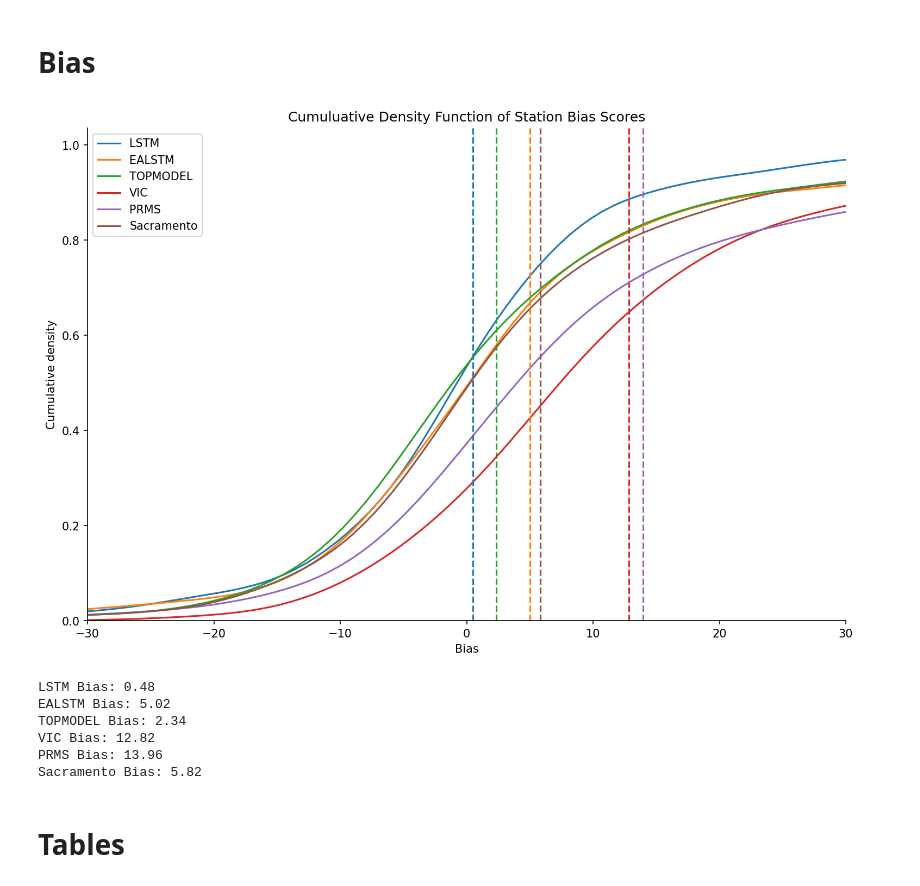
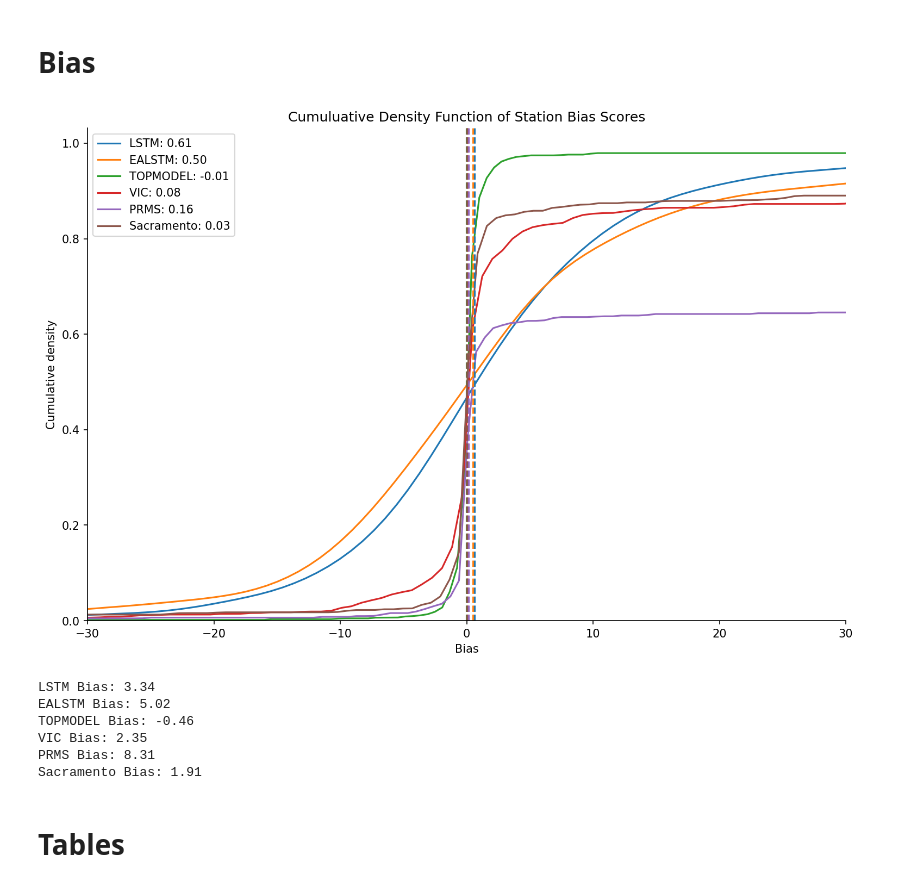
Before and after one commit to ECMWFCode4Earth/ml_drought, a Jupyter notebook: notebooks/draft/48_a_ML_model_errors.ipynb, the cells around one changed output. Cells and saved outputs as stored; diff of their text form; code cells hidden in the pictures.

```diff
--- a/notebooks/draft/48_a_ML_model_errors.ipynb
+++ b/notebooks/draft/48_a_ML_model_errors.ipynb
@@ -82,7 +88,7 @@ lstm_less_vars["time"] = pd.to_datetime(lstm_less_vars["time"])
 ealstm_less_vars = pd.read_csv(data_dir / "runs/ealstm_less_vars_2004_1707_1424/results_ealstm_less_vars_2004_1707_1424_E015.csv")
 ealstm_less_vars["time"] = pd.to_datetime(ealstm_less_vars["time"])
 # %%
-lstm_preds = lstm_less_vars.set_index(["station_id", "time"]).to_xarray()
+lstm_preds = lstm_df3.set_index(["station_id", "time"]).to_xarray()
 ealstm_preds = ealstm_less_vars.set_index(["station_id", "time"]).to_xarray()
 # %%
 lstm_preds
@@ -142,10 +149,11 @@ Data variables:
 # %% [markdown]
 # Match Stations / Times
 # %%
-all_stations = np.isin(lstm_preds.station_id, fuse_data.station_id)
+all_stations_lstm = np.isin(lstm_preds.station_id, fuse_data.station_id)
+all_stations_ealstm = np.isin(ealstm_preds.station_id, fuse_data.station_id)
 # %%
-lstm_preds = lstm_preds.sel(station_id=all_stations, time=fuse_data.time)
-ealstm_preds = ealstm_preds.sel(station_id=all_stations, time=fuse_data.time)
+lstm_preds = lstm_preds.sel(station_id=all_stations_lstm, time=fuse_data.time)
+ealstm_preds = ealstm_preds.sel(station_id=all_stations_ealstm, time=fuse_data.time)
 # %% [markdown]
 # Errors
 # %%
@@ -311,14 +394,14 @@ sns.kdeplot(
     cumulative=True,
     legend=False, ax=ax,
     clip=[-0.5,1],
-    label=f"LSTM: {lstm_nse['negative'].sum()} stations with negative NSE"
+    label=f"LSTM: {lstm_nse['negative'].sum()} NSE < 0"
 )
 sns.kdeplot(
     ealstm_nse['nse'],
     cumulative=True,
     legend=False, ax=ax,
     clip=[-0.5,1],
-    label=f"EALSTM: {ealstm_nse['negative'].sum()} stations with negative NSE"
+    label=f"EALSTM: {ealstm_nse['negative'].sum()} NSE < 0"
 )
 
 for conceptual_ix, model in enumerate([c for c in fuse_nse_df.columns if (not "Name" in c) and (not "station" in c)]):
@@ -327,7 +410,7 @@ for conceptual_ix, model in enumerate([c for c in fuse_nse_df.columns if (not "N
         cumulative=True,
         legend=False, ax=ax,
         clip=[-0.5,1],
-        label=f"{model}: {(fuse_nse_df[model] < 0).sum()} stations with negative NSE"
+        label=f"{model}: {(fuse_nse_df[model] < 0).sum()} NSE < 0"
     )
     plt.legend()
     ax.axvline(fuse_nse_df[model].dropna().median(), ls="--", color=colors[conceptual_ix+2])
@@ -336,7 +419,7 @@ for conceptual_ix, model in enumerate([c for c in fuse_nse_df.columns if (not "N
 ax.axvline(lstm_nse['nse'].median(), ls="--", color=colors[0])
 ax.axvline(ealstm_nse['nse'].median(), ls="--", color=colors[1])
 
-ax.set_xlim([-0.2, 1])
+ax.set_xlim([-0, 1])
 ax.set_xlabel("NSE")
 ax.set_ylabel("Cumulative density")
 title = f"Cumuluative Density Function of Station NSE Scores"
@@ -347,6 +430,8 @@ sns.despine()
 # %% [markdown]
 # Bias
 # %%
+scaled_bias = (fuse_bias * 100).rename({"SACRAMENTO": "Sacramento"}, axis=1)
+
 colors = sns.color_palette()
 cumulative = True
 
@@ -356,59 +441,59 @@ sns.kdeplot(
     cumulative=cumulative,
     legend=False, ax=ax,
     clip=[-50, 50],
-    label=f"LSTM"
+    label=f"LSTM: {lstm_df['bias'].median():.2f}"
 )
 sns.kdeplot(
     ealstm_df['bias'],
     cumulative=cumulative,
     legend=False, ax=ax,
     clip=[-50, 50],
-    label=f"EALSTM"
+    label=f"EALSTM: {ealstm_df['bias'].median():.2f}"
 )
 
-for conceptual_ix, model in enumerate([model for model in fuse_bias]):
+for conceptual_ix, model in enumerate([c for c in fuse_nse_df.columns if (not "Name" in c) and (not "station" in c)]):
     sns.kdeplot(
-        fuse_bias[model].dropna(),
+        scaled_bias[model].dropna(),
         cumulative=cumulative,
         legend=False, ax=ax,
-        label=f"{model}",
+        label=f"{model}: {scaled_bias[model].median():.2f}",
         clip=[-50,50],
     )
     plt.legend()
-    ax.axvline(fuse_bias[model].dropna().mean(), ls="--", color=colors[conceptual_ix+2])
+    ax.axvline(scaled_bias[model].dropna().median(), ls="--", color=colors[conceptual_ix+2])
 
 
-ax.axvline(lstm_df['bias'].mean(), ls="--", color=colors[0])
-ax.axvline(ealstm_df['bias'].mean(), ls="--", color=colors[1])
+ax.axvline(lstm_df['bias'].median(), ls="--", color=colors[0])
+ax.axvline(ealstm_df['bias'].median(), ls="--", color=colors[1])
 
 ax.set_xlim([-30, 30])
 ax.set_xlabel("Bias")
 
 if cumulative:
     ax.set_ylabel("Cumulative density")
     title = f"Cumuluative Density Function of Station Bias Scores"
 else:
     title = f"Density of Station Bias Scores"
     ax.set_ylabel("Density")
 # ax.axvline(ls="--", color='grey', ) # label="Zero Bias",
 ax.set_title(title)
 plt.legend()
 sns.despine()
 # %% [output]
-[figure, old version]
+[figure, new version]
 # %%
 print(f"LSTM Bias: {lstm_df['bias'].mean():.2f}")
 print(f"EALSTM Bias: {ealstm_df['bias'].mean():.2f}")
 
-for model in [model for model in fuse_bias]:
+for model in [c for c in fuse_nse_df.columns if (not "Name" in c) and (not "station" in c)]:
     print(f"{model} Bias: {fuse_bias[model].dropna().mean():.2f}")
 # %% [output]
-LSTM Bias: 0.48
+LSTM Bias: 3.34
 EALSTM Bias: 5.02
-TOPMODEL Bias: 2.34
-VIC Bias: 12.82
-PRMS Bias: 13.96
-Sacramento Bias: 5.82
+TOPMODEL Bias: -0.46
+VIC Bias: 2.35
+PRMS Bias: 8.31
+Sacramento Bias: 1.91
 # %% [markdown]
 # Tables
 # %%
```
Also changed, not shown: parts of 32 cells of this notebook, 2 other files.
